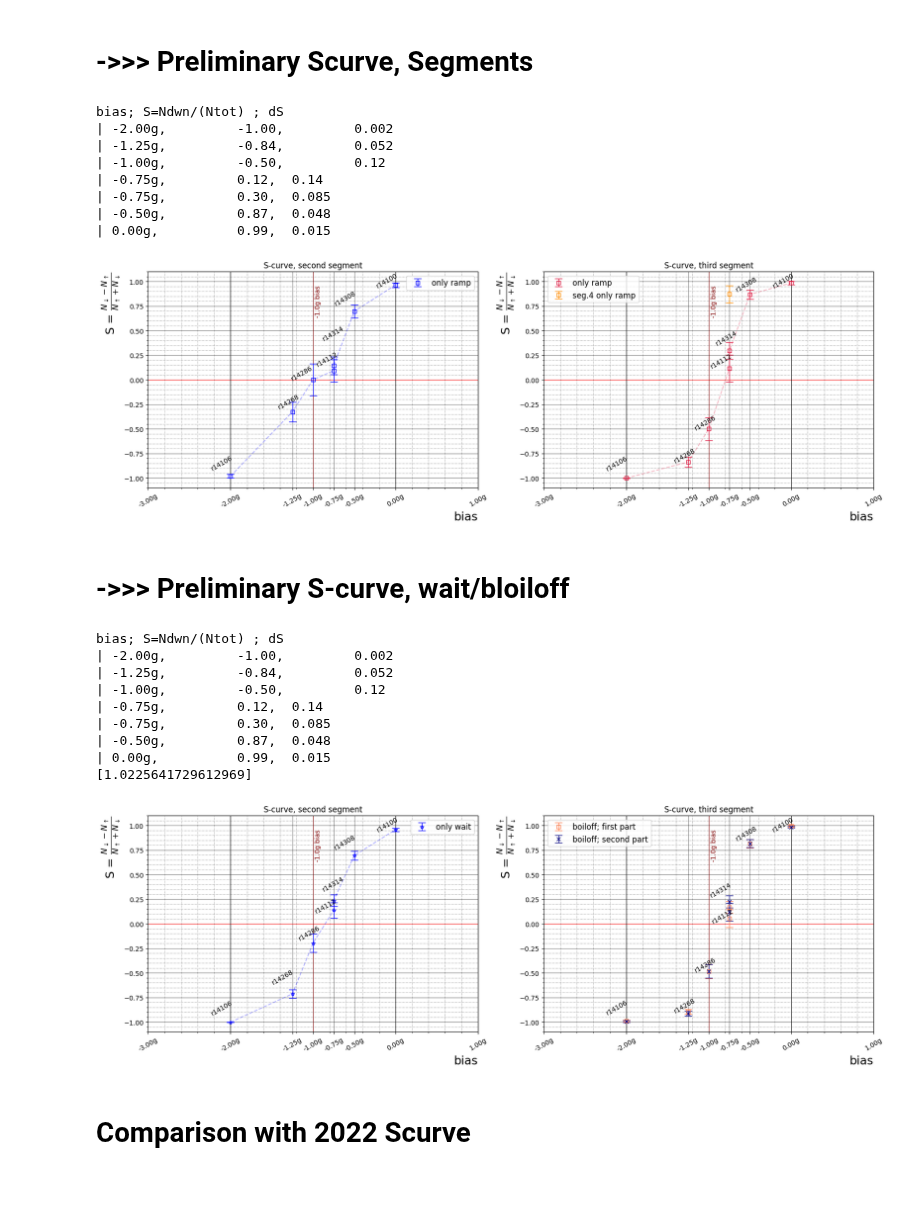
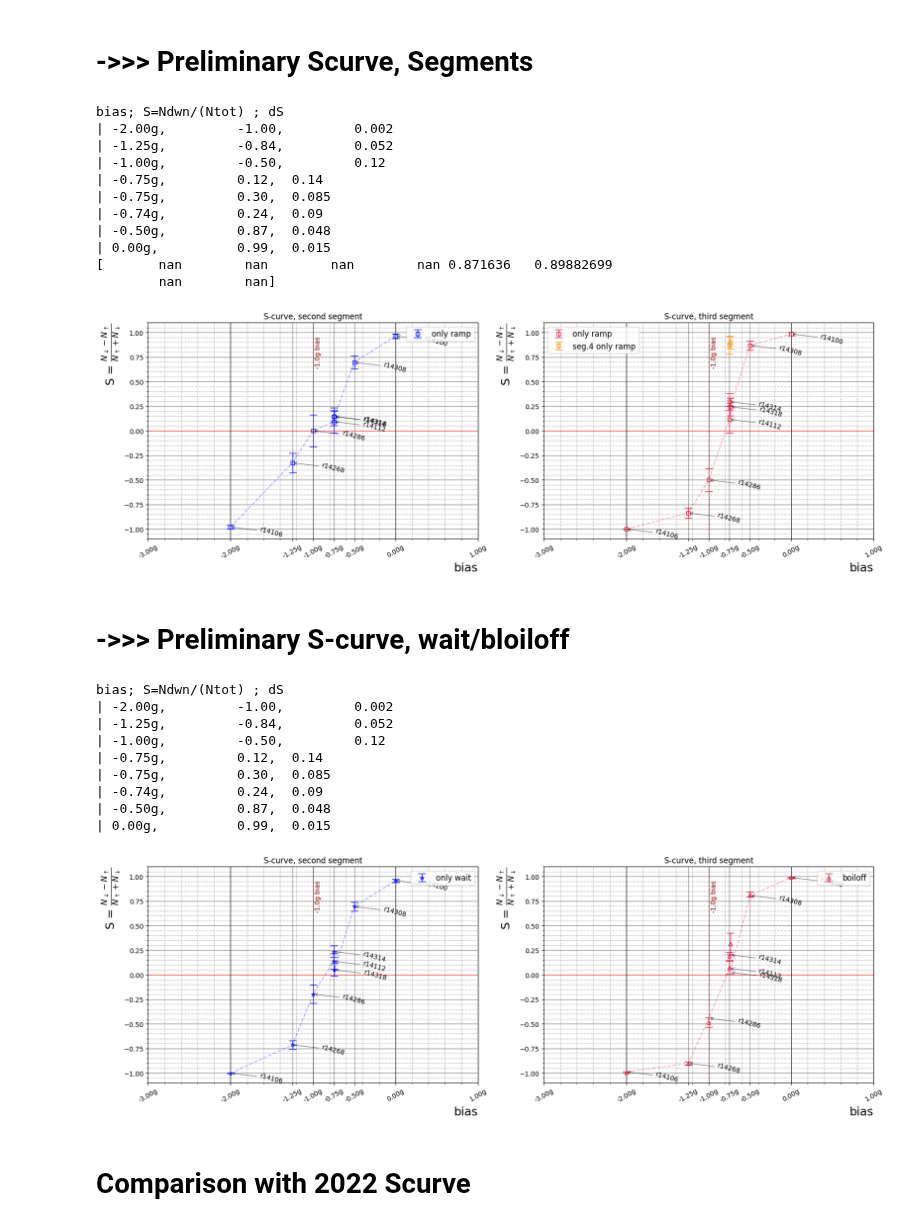
Before and after one commit to Adrianodelvincio/alphag_frequentist_analysis_2025, a Jupyter notebook: v1/Preliminary_Scurve_2025.ipynb, the cells around one changed output. Drawn from its saved outputs; the diff is of its cells as text; code cells hidden in the pictures; blank space fills up the shorter version.

```diff
--- a/v1/Preliminary_Scurve_2025.ipynb
+++ b/v1/Preliminary_Scurve_2025.ipynb
@@ -275,16 +290,21 @@ def plotter_nicer():
     plt.axvline(-1,  linestyle = "-", color = "maroon", linewidth = 0.75)
     plt.text( -1. + 0.02, 0.65, "-1.0g bias", rotation = 90, color = "maroon")
 
+
 def labelfactory(bias, S_ramp, listlist, labels):
-    plt.xticks(labels,[f"{item:.2f}g" for item in labels], rotation = 30)      # etichette
+    plt.xticks(labels, [f"{item:.2f}g" for item in labels], rotation=30)
 
-    texts = []
-    for xi, yi, label in zip(bias, S_ramp, listlist):
-        texts.append(plt.text(xi - 0.2, yi, label, rotation = 30))
+    for xi, yi, txt in zip(bias, S_ramp, listlist):
+        plt.annotate(
+            txt,
+            xy=(xi, yi),
+            xytext=(44, -15),          # distanza in pixel → aumenta per più distanza
+            textcoords="offset points",
+            arrowprops=dict(arrowstyle="->", color="black", linewidth = 1, alpha = 0.5),
+            rotation=-15,
+        )
 
-    adjust_text(texts, bias, S, arrowprops=dict(arrowstyle="->", color='white'))
-
-    plt.legend(fontsize = 12)
+    plt.legend(fontsize=12)
 # %% [markdown]
 # ->>> Preliminary Scurve, Segments
 # %%
@@ -320,8 +340,11 @@ plt.errorbar(bias,
              S_ramp3,
              dS_ramp3, marker = "s", markersize = 6, markerfacecolor='none', color = "crimson", capsize = 6, linestyle = '', elinewidth=1, label = "only ramp")
 plt.errorbar(bias, S_ramp3, marker = "", color = "crimson", linestyle = "--", alpha = 0.3)
+print(S_ramp4)
 
-plt.errorbar(-0.75, S_ramp4, dS_ramp4, marker = "s", markersize = 6, markerfacecolor='none', color = "darkorange", capsize = 6, linestyle = '', elinewidth=1, label = "seg.4 only ramp")
+plt.errorbar(bias2,
+             S_ramp4,
+             dS_ramp4, marker = "s", markersize = 6, markerfacecolor='none', color = "darkorange", capsize = 6, linestyle = '', elinewidth=1, label = "seg.4 only ramp")
 
 #plt.errorbar(bias, S_ramp3_onlywait, dS_ramp3_onlywait, marker = "*", markerfacecolor='none', markersize = 6, color = "crimson", capsize = 6, elinewidth=1, linestyle = "", label = "only wait")
 #plt.errorbar(bias, S_ramp3_onlywait, marker = "", color = "crimson", linestyle = "--", alpha = 0.3)
@@ -330,6 +353,7 @@ plt.errorbar(-0.75, S_ramp4, dS_ramp4, marker = "s", markersize = 6, markerfacec
 #plt.errorbar(bias, S_boiloff, marker = "", color = "crimson", linestyle = "--", alpha = 0.3)
 
 labelfactory(bias, S_ramp3, list_runs, labels)
+#labelfactory(bias2, S_ramp4, list_runs, labels)
 
 plt.savefig("figures/S_curve_onlyramp.png", bbox_inches = 'tight')
 # %% [output]
@@ -339,9 +363,12 @@ bias; S=Ndwn/(Ntot) ; dS
 | -1.00g,         -0.50,         0.12
 | -0.75g,         0.12,  0.14
 | -0.75g,         0.30,  0.085
+| -0.74g,         0.24,  0.09
 | -0.50g,         0.87,  0.048
 | 0.00g,          0.99,  0.015
+[       nan        nan        nan        nan 0.871636   0.89882699
+        nan        nan]
-[figure, old version]
+[figure, new version]
 # %% [markdown]
 # ->>> Preliminary S-curve, wait/bloiloff
 # %%
@@ -358,63 +385,42 @@ plt.subplot(1,2,1)
 plt.title("S-curve, second segment")
 plotter_nicer()
 
 #plt.errorbar(bias, S_ramp2, dS_ramp2, marker = "s", markersize = 6, markerfacecolor='none', color = "blue", capsize = 6, elinewidth=1, linestyle = "", label = "only ramp")
 #plt.errorbar(bias, S_ramp2, marker = "", color = "blue",  linestyle = "--", alpha = 0.3)
 
 plt.errorbar(bias, S_ramp2_onlywait, dS_ramp2_onlywait, marker = "*", markersize = 6, markerfacecolor='none', color = "blue", capsize = 6, elinewidth=1, linestyle = "",  label = "only wait")
 plt.errorbar(bias, S_ramp2_onlywait, marker = "", color = "blue",  linestyle = "--", alpha = 0.3)
 
 
 labelfactory(bias, S_ramp2_onlywait, list_runs, labels)
 
 #--------------------------------------------------------------
 plt.subplot(1,2,2)
 plt.title("S-curve, third segment")
 plotter_nicer()
 
-#plt.ylim(-0.1, 0.5)
+plt.errorbar(bias,
+             S_ramp3_onlywait,
+             dS_ramp3_onlywait, marker = "^", markerfacecolor='none', markersize = 6, color = "crimson", capsize = 6, elinewidth=1, linestyle = "", label = "boiloff")
+plt.errorbar(bias, S_boiloff, marker = "", color = "crimson", linestyle = "--", alpha = 0.3)
 
-#plt.errorbar(bias,
-#                S_ramp3,
-#                dS_ramp3, marker = "s", markersize = 6, markerfacecolor='none', color = "crimson", capsize = 6, linestyle = '', elinewidth=1, label = "only ramp")
-#plt.errorbar(bias, S_ramp3, marker = "", color = "crimson", linestyle = "--", alpha = 0.3)
+# plt.errorbar(bias2,
+#              S_ramp4_onlywait,
+#              dS_ramp4_onlywait, marker = "s", markersize = 6, markerfacecolor='none', color = "darkorange", capsize = 6, linestyle = '', elinewidth=1, label = "seg.4 only ramp")
 
-#plt.errorbar(bias,
-#             S_ramp3_onlywait,
-#             dS_ramp3_onlywait, marker = "*", markerfacecolor='none', markersize = 6, color = "crimson", capsize = 6, elinewidth=1, linestyle = "", label = "only wait")
-#plt.errorbar(bias, S_ramp3_onlywait, marker = "", color = "crimson", linestyle = "--", alpha = 0.3)
-#plt.errorbar(-0.75, S_ramp4_onlywait, dS_ramp4_onlywait, marker = "s", markersize = 6, markerfacecolor='none', color = "gold", capsize = 6, linestyle = '', elinewidth=1, label = "seg.4 only ramp")
-
-# plt.errorbar(bias,
-#              S_boiloff,
-#              dS_boiloff, marker = "^", markerfacecolor='none', markersize = 6, color = "crimson", capsize = 6, elinewidth=1, linestyle = "", label = "boiloff")
-#plt.errorbar(bias, S_boiloff, marker = "", color = "crimson", linestyle = "--", alpha = 0.3)
-
-plt.errorbar(bias,
-             S_boiloff_first,
-             dS_boiloff, marker = "s", markerfacecolor='none', markersize = 6, color = "coral", capsize = 6, elinewidth=1, linestyle = "", label = "boiloff; first part")
-
-plt.errorbar(bias,
-             S_boiloff_second,
-             dS_boiloff, marker = "x", markerfacecolor='none', markersize = 6, color = "navy", capsize = 6, elinewidth=1, linestyle = "", label = "boiloff; second part")
-
-
-print(S_boiloff2)
-#plt.errorbar(-0.75, np.array(S_boiloff2) - 0.022, dS_boiloff2, marker = "s", markersize = 6, markerfacecolor='none', color = "darkorange", capsize = 6, linestyle = '', elinewidth=1, label = "seg.4 boiloff")
-
-labelfactory(bias, S_boiloff_first, list_runs, labels)
+labelfactory(bias, S_boiloff, list_runs, labels)
 
 plt.savefig("figures/S_curve_onlywait.png", bbox_inches = 'tight')
 # %% [output]
 bias; S=Ndwn/(Ntot) ; dS
 | -2.00g,         -1.00,         0.002
 | -1.25g,         -0.84,         0.052
 | -1.00g,         -0.50,         0.12
 | -0.75g,         0.12,  0.14
 | -0.75g,         0.30,  0.085
+| -0.74g,         0.24,  0.09
 | -0.50g,         0.87,  0.048
 | 0.00g,          0.99,  0.015
-[1.0225641729612969]
-[figure, old version]
+[figure, new version]
 # %%
 # save the data in txt format
```
Also changed, not shown: parts of 8 cells of this notebook, 8 other files.
